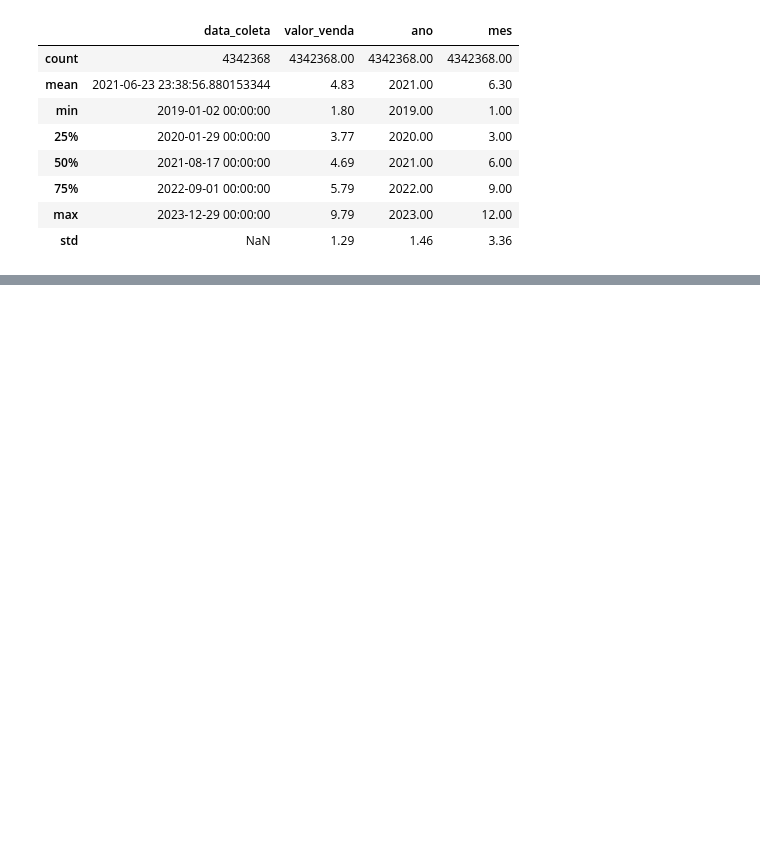
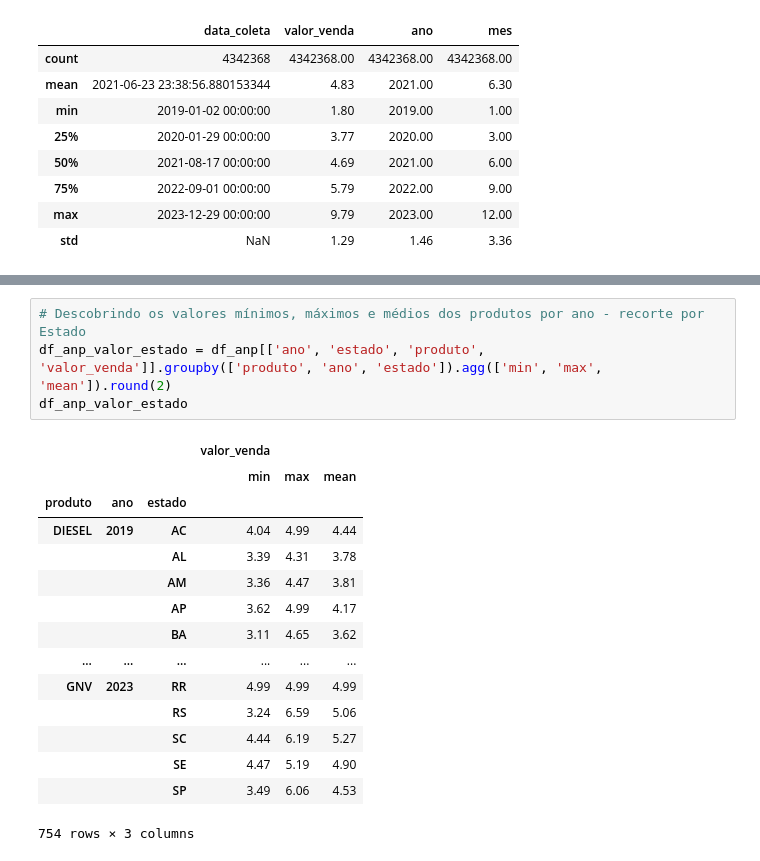
Before and after one commit to camimq/data_viz_and_production_models, a Jupyter notebook: analise_de_negocios/1_Ligacao_banco_dados.ipynb, the cells around one changed output, grey strips where cells are left out. Cells and saved outputs as stored; diff of their text form; blank space fills up the shorter version.

```diff
--- a/analise_de_negocios/1_Ligacao_banco_dados.ipynb
+++ b/analise_de_negocios/1_Ligacao_banco_dados.ipynb
@@ -221,0 +256,20 @@ df_anp.describe().round(2)
+# %%
+# Descobrindo os valores mínimos, máximos e médios dos produtos por ano - recorte por Estado
+df_anp_valor_estado = df_anp[['ano', 'estado', 'produto', 'valor_venda']].groupby(['produto', 'ano', 'estado']).agg(['min', 'max', 'mean']).round(2)
+df_anp_valor_estado
+# %% [output]
+|  |  |  | valor_venda |  |  |
+|  |  |  | min | max | mean |
+| produto | ano | estado |  |  |  |
+| DIESEL | 2019 | AC | 4.04 | 4.99 | 4.44 |
+|  |  | AL | 3.39 | 4.31 | 3.78 |
+|  |  | AM | 3.36 | 4.47 | 3.81 |
+|  |  | AP | 3.62 | 4.99 | 4.17 |
+|  |  | BA | 3.11 | 4.65 | 3.62 |
+| ... | ... | ... | ... | ... | ... |
+| GNV | 2023 | RR | 4.99 | 4.99 | 4.99 |
+|  |  | RS | 3.24 | 6.59 | 5.06 |
+|  |  | SC | 4.44 | 6.19 | 5.27 |
+|  |  | SE | 4.47 | 5.19 | 4.90 |
+|  |  | SP | 3.49 | 6.06 | 4.53 |
+754 rows × 3 columns
```
Also changed, not shown: parts of 5 cells of this notebook.
